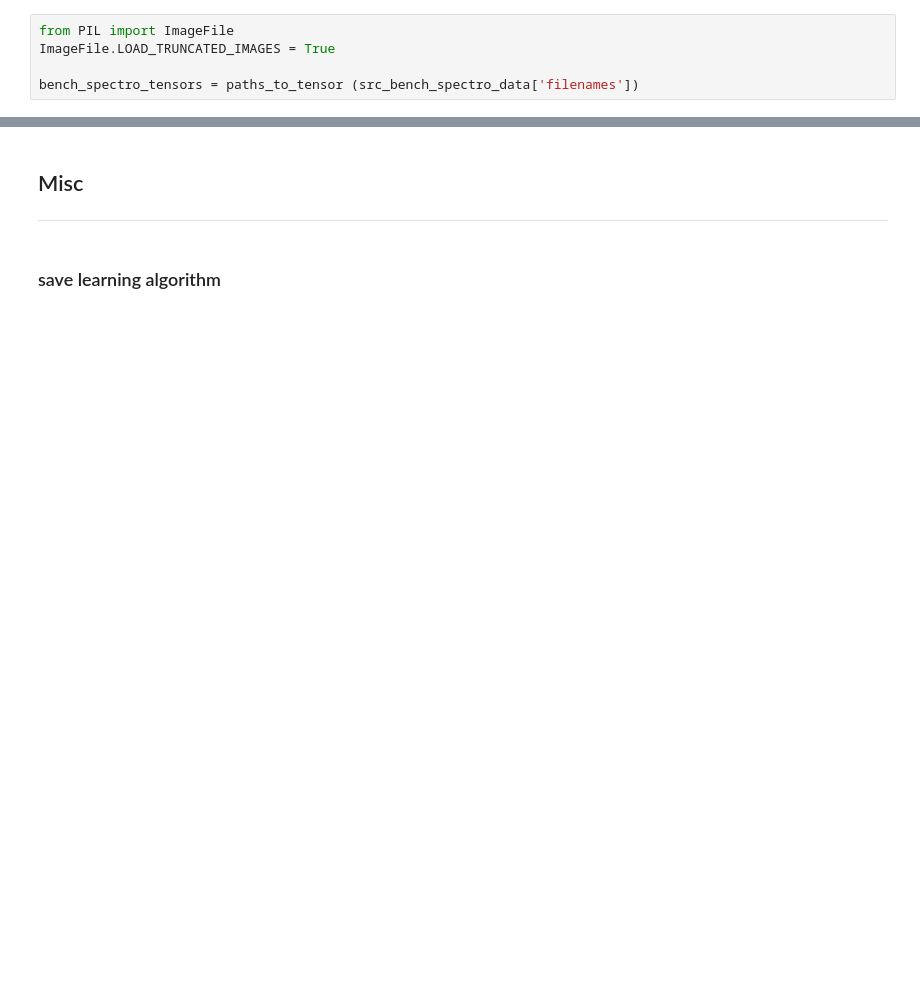
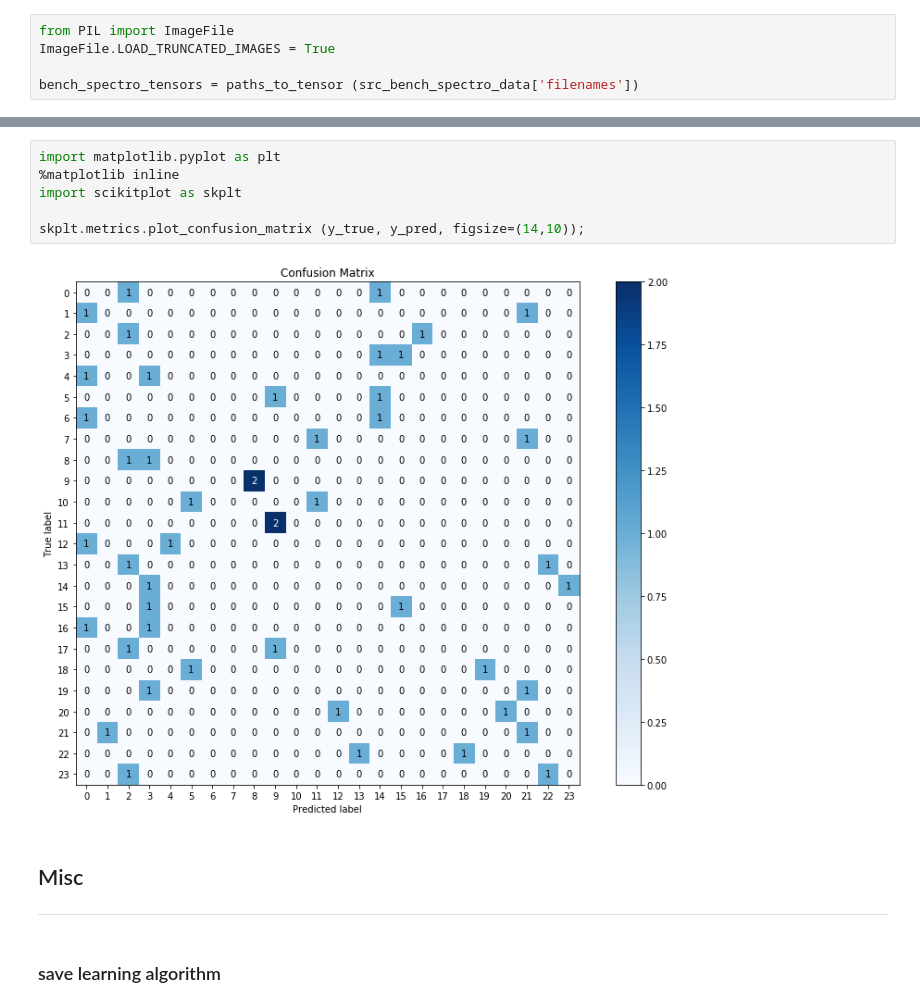
Before and after one commit to damilo/keyestcnn, a Jupyter notebook: keyestcnn.ipynb, the cells around one changed output, grey strips where cells are left out. Drawn from its saved outputs; the diff is of its cells as text; blank space fills up the shorter version.

```diff
--- a/keyestcnn.ipynb
+++ b/keyestcnn.ipynb
@@ -593,3 +580,11 @@ display (cm_pd)
+# %%
+import matplotlib.pyplot as plt
+%matplotlib inline
+import scikitplot as skplt
+
+skplt.metrics.plot_confusion_matrix (y_true, y_pred, figsize=(14,10));
+# %% [output]
+[figure, added]
 # %% [markdown]
 ## Misc
 ---
```
Also changed, not shown: parts of 21 cells of this notebook, 18 other files.
